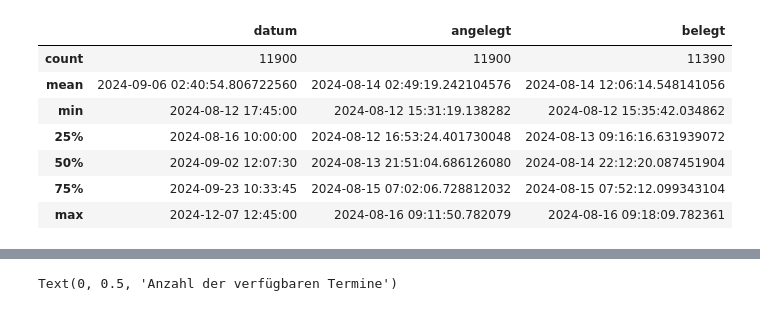
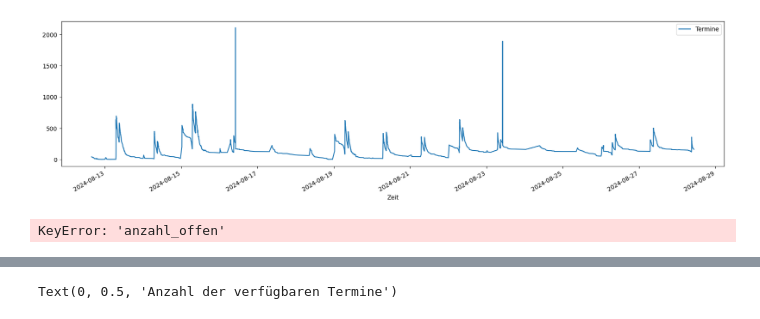
Before and after one commit to davidkempkens/appointment-scraper, a Jupyter notebook: dashboard.ipynb, the cells around one changed output, grey strips where cells are left out. Drawn from its saved outputs; the diff is of its cells as text; code cells hidden in the pictures.

```diff
--- a/dashboard.ipynb
+++ b/dashboard.ipynb
@@ -28,17 +28,44 @@ df.head()
 | 2 | Dresden | Cotta | 2024-08-26 11:30:00 | Personalausweis - Antrag | 2024-08-12 15:31:19.138282 | 2024-08-12 19:10:29.070666 |
 | 3 | Dresden | Cotta | 2024-08-26 11:45:00 | Personalausweis - Antrag | 2024-08-12 15:31:19.138282 | 2024-08-12 19:10:29.070666 |
 | 4 | Dresden | Cotta | 2024-08-26 12:00:00 | Personalausweis - Antrag | 2024-08-12 15:31:19.138282 | 2024-08-12 19:10:29.070666 |
-# %%
-df.describe()
-# %% [output]
-|  | datum | angelegt | belegt |
-| count | 11900 | 11900 | 11390 |
-| mean | 2024-09-06 02:40:54.806722560 | 2024-08-14 02:49:19.242104576 | 2024-08-14 12:06:14.548141056 |
-| min | 2024-08-12 17:45:00 | 2024-08-12 15:31:19.138282 | 2024-08-12 15:35:42.034862 |
-| 25% | 2024-08-16 10:00:00 | 2024-08-12 16:53:24.401730048 | 2024-08-13 09:16:16.631939072 |
-| 50% | 2024-09-02 12:07:30 | 2024-08-13 21:51:04.686126080 | 2024-08-14 22:12:20.087451904 |
-| 75% | 2024-09-23 10:33:45 | 2024-08-15 07:02:06.728812032 | 2024-08-15 07:52:12.099343104 |
-| max | 2024-12-07 12:45:00 | 2024-08-16 09:11:50.782079 | 2024-08-16 09:18:09.782361 |
+# %%
+# alle Termine in Düsseldorf
+
+df_city = df[df["stadt"] == "Duesseldorf"]  # 14 323 Termine
+
+# sortiere aufsteigend nach belegt-Zeitpunkt
+
+timestamps = df_city["belegt"].sort_values().unique()
+
+
+count_open_per_timestamp = []
+
+for timestamp in timestamps:
+
+    # pro Zeitpunkt: wie viele Termine sind offen?
+    # Termine sind zu einem Zeitpunkt offen, wenn ...
+    count = df_city[
+        # - der Anlegezeitpunkt vor (oder auf) dem Zeitpunkt liegt und ...
+        (df_city["angelegt"] <= timestamp)
+        # - der Belegtzeitpunkt entweder nach dem Zeitpunkt liegt oder gar nicht gesetzt ist
+        & ((timestamp < df_city["belegt"]) | (df_city["belegt"].isnull()))
+    ].shape[0]
+    count_open_per_timestamp.append(count)
+
+open = pd.DataFrame(
+    {"Zeit": timestamps, "Termine": count_open_per_timestamp}
+)
+
+# plotte die Anzahl der offenen Termine pro belegt-Zeitpunkt
+open.plot(x="Zeit", y="Termine", kind="line", figsize=(20, 5))
+
+plt.show()
+# %% [output]
+[figure, added]
+# %%
+open.sort_values("anzahl_offen", ascending=False).head(10)
+# %% [output]
+KeyError: 'anzahl_offen'
 # %%
 # Termine pro Bürgerbüro
 
```
Also changed, not shown: parts of 7 cells of this notebook, 2 other files.
